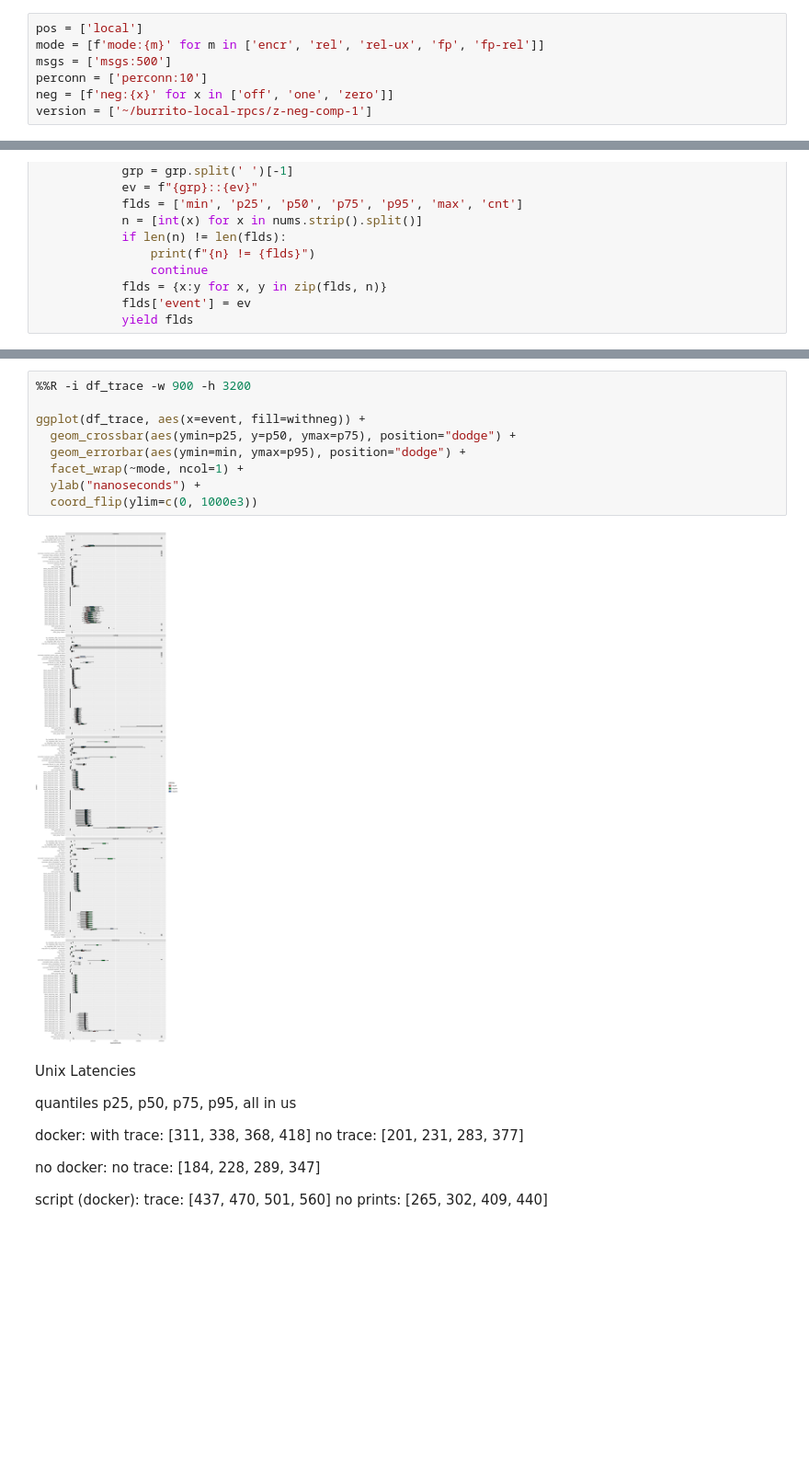
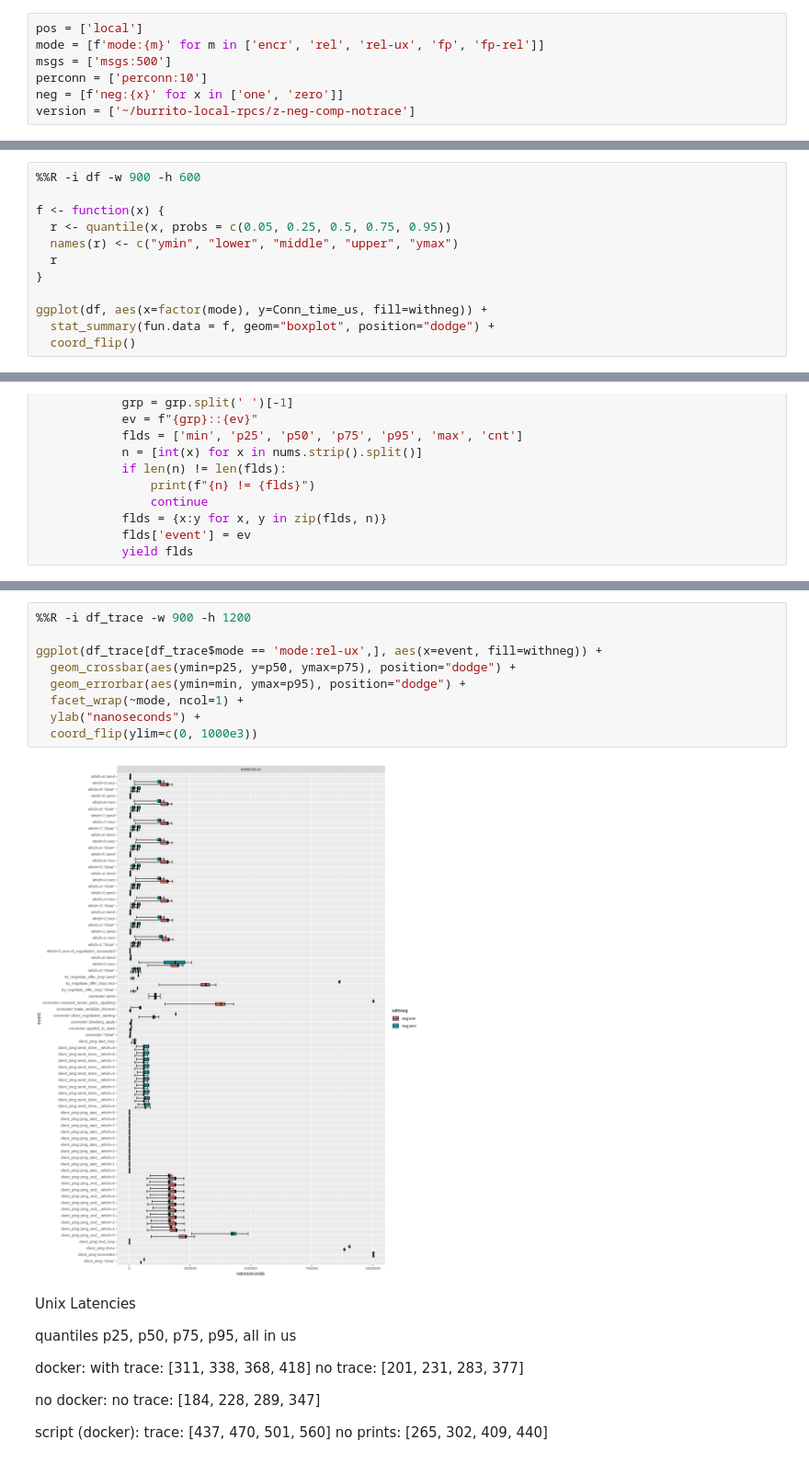
Before and after one commit to akshayknarayan/burrito, a Jupyter notebook: scripts/local-fastpath.ipynb, the cells around one changed output, grey strips where cells are left out. Shown at 92% size. Drawn from its saved outputs; the diff is of its cells as text; blank space fills up the shorter version.

Commit message:
scripts: local-fastpath

```diff
--- a/scripts/local-fastpath.ipynb
+++ b/scripts/local-fastpath.ipynb
@@ -58,8 +58,8 @@ pos = ['local']
 mode = [f'mode:{m}' for m in ['encr', 'rel', 'rel-ux', 'fp', 'fp-rel']]
 msgs = ['msgs:500']
 perconn = ['perconn:10']
-neg = [f'neg:{x}' for x in ['off', 'one', 'zero']]
-version = ['~/burrito-local-rpcs/z-neg-comp-1']
+neg = [f'neg:{x}' for x in ['one', 'zero']]
+version = ['~/burrito-local-rpcs/z-neg-comp-notrace']
 # %%
 df = None
 for d in version:
@@ -155,0 +155,12 @@ ggplot(df, aes(x=factor(mode), y=Total_us, colour=mode)) +
+# %%
+%%R -i df -w 900 -h 600
+
+f <- function(x) {
+  r <- quantile(x, probs = c(0.05, 0.25, 0.5, 0.75, 0.95))
+  names(r) <- c("ymin", "lower", "middle", "upper", "ymax")
+  r
+}
+
+ggplot(df, aes(x=factor(mode), y=Conn_time_us, fill=withneg)) +
+  stat_summary(fun.data = f, geom="boxplot", position="dodge") +
+  coord_flip()
@@ -217,14 +238,14 @@ df_trace
 # %%
-%%R -i df_trace -w 900 -h 3200
+%%R -i df_trace -w 900 -h 1200
 
-ggplot(df_trace, aes(x=event, fill=withneg)) +
+ggplot(df_trace[df_trace$mode == 'mode:rel-ux',], aes(x=event, fill=withneg)) +
   geom_crossbar(aes(ymin=p25, y=p50, ymax=p75), position="dodge") +
   geom_errorbar(aes(ymin=min, ymax=p95), position="dodge") +
   facet_wrap(~mode, ncol=1) +
   ylab("nanoseconds") +
   coord_flip(ylim=c(0, 1000e3))
 # %% [output]
-[figure, old version]
+[figure, new version]
 # %% [markdown]
 Unix Latencies
 
```
Also changed, not shown: parts of 6 cells of this notebook, 4 other files.
